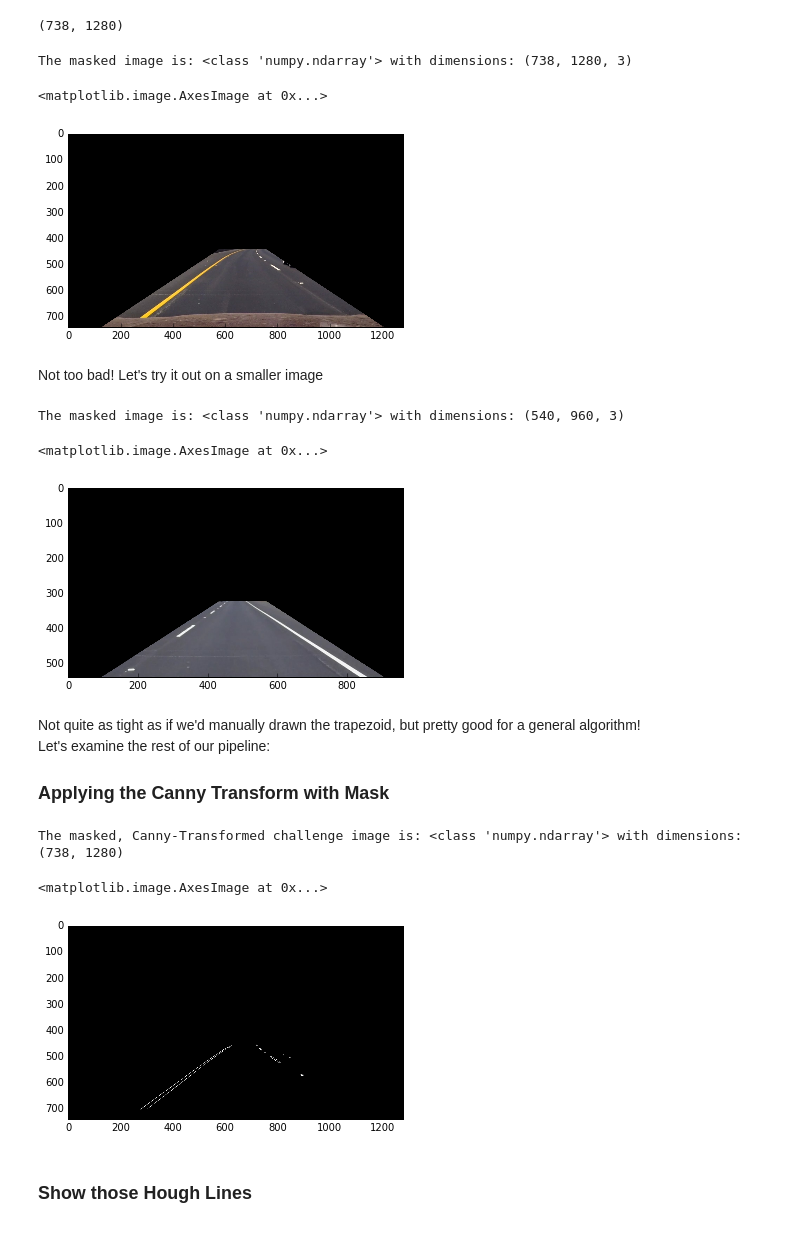
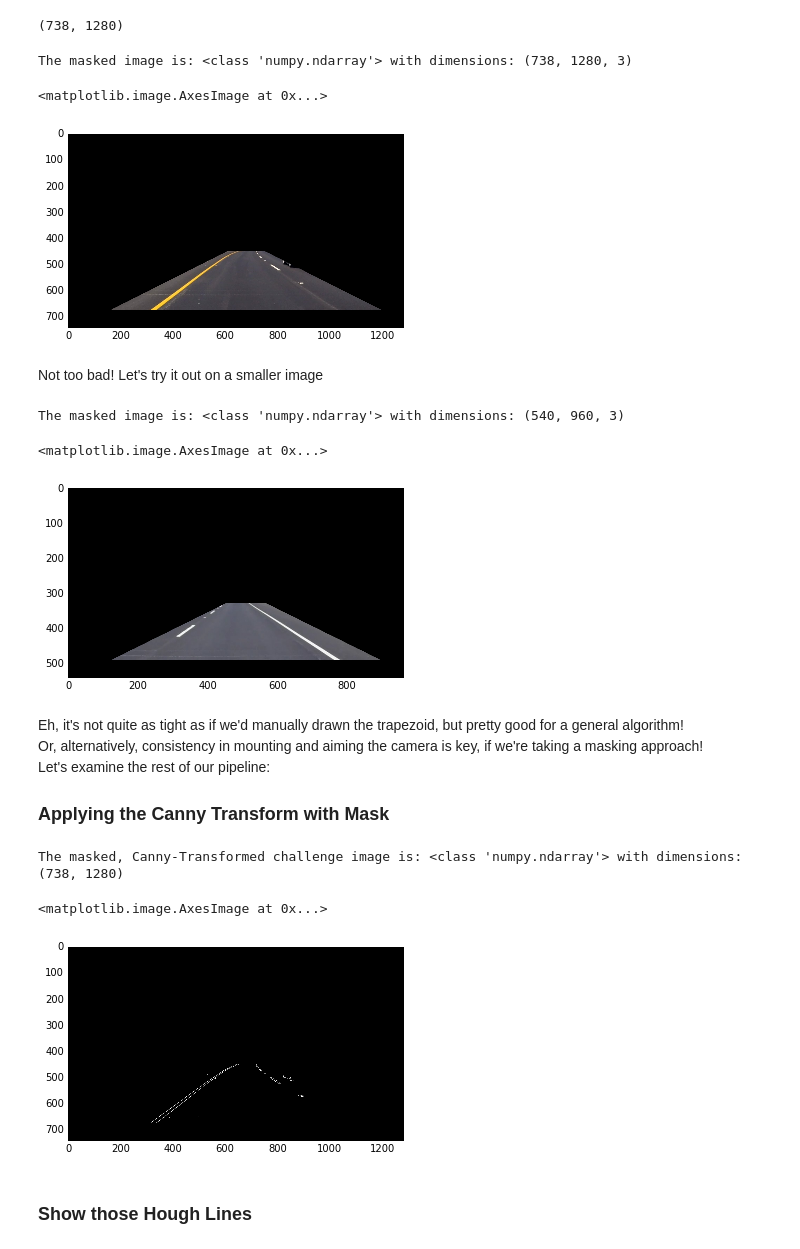
Before and after one commit to mgruben/lane-lines, a Jupyter notebook: P0.ipynb, the cells around one changed output. Saved outputs shown, nothing was run; the diff lists cells and outputs as text; code cells hidden in the pictures.

```diff
--- a/P0.ipynb
+++ b/P0.ipynb
@@ -244,0 +279,8 @@ The original image with Hough Lines superimposed is: <class 'numpy.ndarray'> wit
+# %%
+test_list = os.listdir("test_images/")
+fig = plt.figure()
+for file in test_list:
+    img = mpimg.imread('test_images/' + file)
+    print('This image is:', type(img), 'with dimensions:', img.shape)
+    plt.figure()
+    plt.imshow
@@ -426,14 +446,23 @@ challenge_image.shape[0], challenge_image.shape[1]
 (738, 1280)
 # %%
 def mask_by_percentage(img):
-    left_x = img.shape[1] * 0.1
-    right_x = img.shape[1] * 0.94
+
+    # It turns out that the percentage-based approach doesn't work with this video for a couple
+    # of reasons: (1) the car's hood is in the frame.  This is almost always identified as an edge.
+    # (2) there's a slight difference in where the lane lines appear compared to the previous video.
+
+    # Accordingly, what follows is a correct implementation of the percentage-based approach, but
+    # tweaked to specifically fit the given challenge video, thus negating the benefit of a
+    # one-size-fits all approach.
+
+    left_x = img.shape[1] * 0.13
+    right_x = img.shape[1] * 0.93
 
     center_x = (left_x + right_x) / 2.
-    top_width = (right_x - left_x) / 6.
+    top_width = (right_x - left_x) / 7
 
-    top_y = img.shape[0] * 0.6
-    bottom_y = img.shape[0]
+    top_y = img.shape[0] * 0.61
+    bottom_y = img.shape[0]*0.91
 
     v = np.array([[(left_x, bottom_y), (center_x - top_width / 2., top_y),
                           (center_x + top_width / 2., top_y), (right_x, bottom_y)]])
@@ -450,7 +479,7 @@ plt.imshow(percent_masked_image)
 # %% [output]
 The masked image is: <class 'numpy.ndarray'> with dimensions: (738, 1280, 3)
 <matplotlib.image.AxesImage at 0x...>
-[figure, old version]
+[figure, new version]
 # %% [markdown]
 Not too bad!  Let's try it out on a smaller image
 # %%
@@ -462,25 +491,26 @@ plt.imshow(percent_masked_image)
 # %% [output]
 The masked image is: <class 'numpy.ndarray'> with dimensions: (540, 960, 3)
 <matplotlib.image.AxesImage at 0x...>
-[figure, old version]
+[figure, new version]
 # %% [markdown]
-Not quite as tight as if we'd manually drawn the trapezoid, but pretty good for a general algorithm!
+Eh, it's not quite as tight as if we'd manually drawn the trapezoid, but pretty good for a general algorithm!
+Or, alternatively, consistency in mounting and aiming the camera is key, if we're taking a masking approach!
 Let's examine the rest of our pipeline:
 
 ### Applying the Canny Transform with Mask
 # %%
-canny_challenge_image = canny(challenge_image, 400, 500)
+canny_challenge_image = canny(challenge_image, 255, 255)
 ## use higher thresholds to reduce noise
 
 masked_canny_challenge_image = mask_by_percentage(canny_challenge_image)
 
 #printing out some stats and plotting
 print('The masked, Canny-Transformed challenge image is:', type(masked_canny_challenge_image),
       'with dimensions:', masked_canny_challenge_image.shape)
 plt.imshow(masked_canny_challenge_image, cmap='gray')
 # %% [output]
 The masked, Canny-Transformed challenge image is: <class 'numpy.ndarray'> with dimensions: (738, 1280)
 <matplotlib.image.AxesImage at 0x...>
-[figure, old version]
+[figure, new version]
 # %% [markdown]
 ### Show those Hough Lines
```
Also changed, not shown: parts of 35 cells of this notebook.
